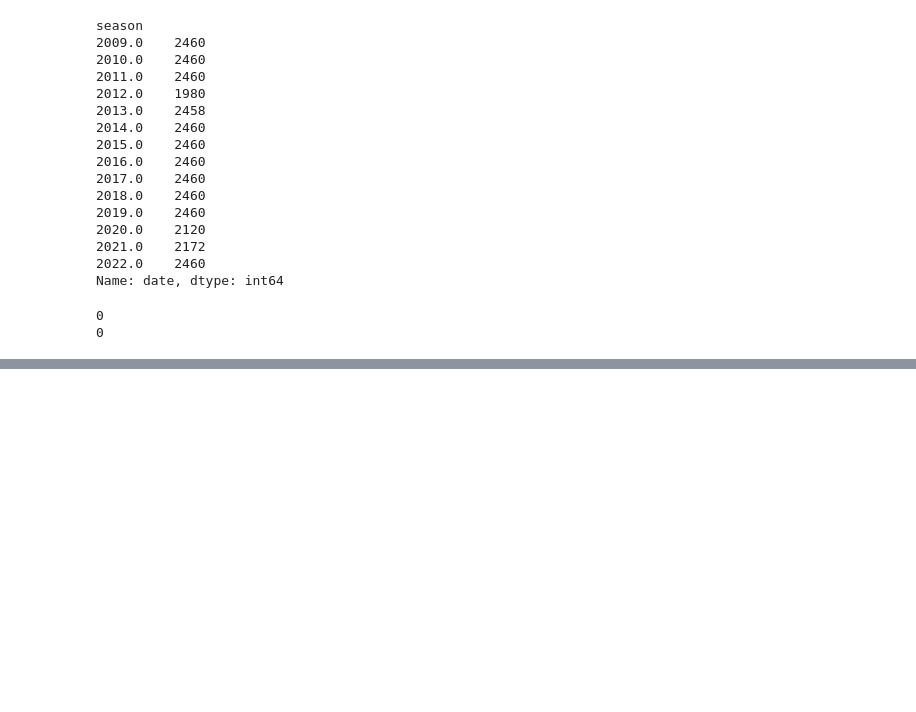
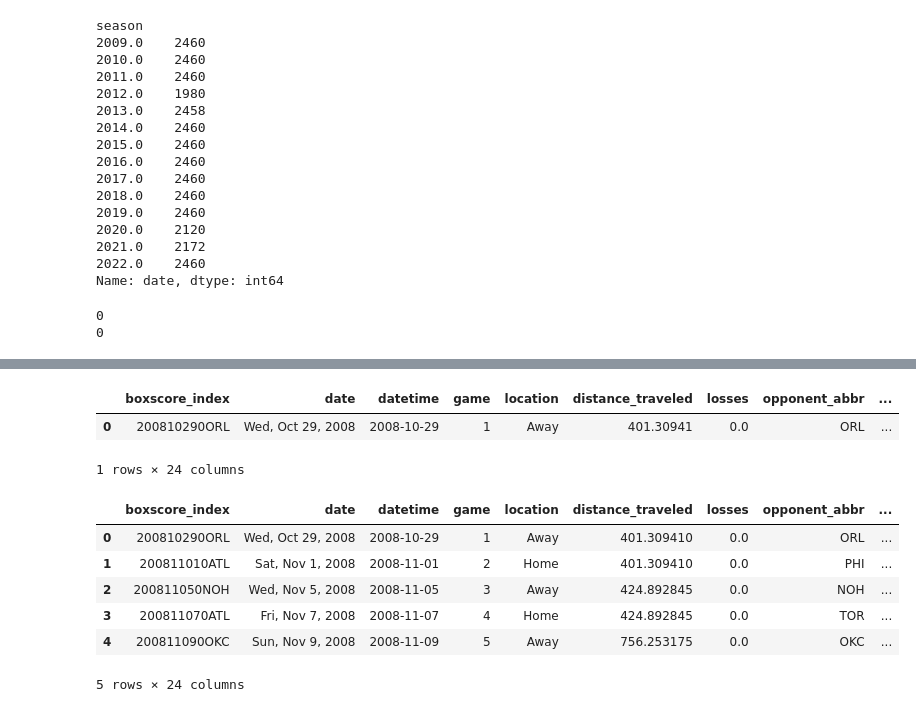
Before and after one commit to MawadaMF/DSO545, a Jupyter notebook: data_scraping/data_scraper.ipynb, the cells around one changed output, grey strips where cells are left out. Cells and saved outputs as stored; diff of their text form; code cells hidden in the pictures; blank space fills up the shorter version.

```diff
--- a/data_scraping/data_scraper.ipynb
+++ b/data_scraping/data_scraper.ipynb
@@ -189,0 +238,47 @@ print(sum(schedule['team'].unique()=='BRK'))
+# %%
+# Convert column from str to datetime
+schedule['datetime']=pd.to_datetime(schedule['datetime'])
+# %%
+# sort the dataframe by team, datetime
+schedule = schedule.sort_values(by=['team', 'datetime'])
+schedule.reset_index(inplace=True, drop=True)
+# %%
+# we are manually encoding the first row
+if schedule['location'][0] == 'Away':
+    schedule.loc[0,'distance_traveled']=distance.distance(schedule.loc[0,'team_coords'],schedule.loc[0,'opp_coords']).miles
+
+schedule.head(1)
+# %% [output]
+|  | boxscore_index | date | datetime | game | location | distance_traveled | losses | opponent_abbr | ... |
+| 0 | 200810290ORL | Wed, Oct 29, 2008 | 2008-10-29 | 1 | Away | 401.30941 | 0.0 | ORL | ... |
+1 rows × 24 columns
+# %%
+# Calculate travel distance for all remaining rows
+for i,loc in enumerate(schedule['location'][1:],start=1):
+    # Game is away and it is first game of season -> distance from home arena to opponent's arena
+    if loc=='Away' and schedule.loc[i,'season']!=schedule.loc[i-1,'season']:
+        schedule.loc[i,'distance_traveled']=distance.distance(schedule.loc[i,'team_coords'],
+                                                              schedule.loc[i,'opp_coords']).miles
+    # Game is away and previous game was away -> distance from previous opponent's arena to current opponent's arena
+    elif loc=='Away' and schedule.loc[i-1,'location']=='Away':
+        schedule.loc[i,'distance_traveled']=distance.distance(schedule.loc[i-1,'opp_coords'],
+                                                              schedule.loc[i,'opp_coords']).miles
+    # Game is away and previous game was home -> distance from home arena to opponent's arena
+    elif loc=='Away' and schedule.loc[i-1,'location']=='Home':
+        schedule.loc[i,'distance_traveled']=distance.distance(schedule.loc[i,'team_coords'],
+                                                              schedule.loc[i,'opp_coords']).miles
+    # Game is home and previous game was away -> distance from previous opponent's arena to home arena
+    elif loc=='Home' and schedule.loc[i-1,'location']=='Away' and schedule.loc[i,'season']==schedule.loc[i-1,'season']:
+        schedule.loc[i,'distance_traveled']=distance.distance(schedule.loc[i-1,'opp_coords'],
+                                                              schedule.loc[i,'team_coords']).miles
+    # In all other cases the distance traveled remains zero
+# %%
+schedule.head()
+# %% [output]
+|  | boxscore_index | date | datetime | game | location | distance_traveled | losses | opponent_abbr | ... |
+| 0 | 200810290ORL | Wed, Oct 29, 2008 | 2008-10-29 | 1 | Away | 401.309410 | 0.0 | ORL | ... |
+| 1 | 200811010ATL | Sat, Nov 1, 2008 | 2008-11-01 | 2 | Home | 401.309410 | 0.0 | PHI | ... |
+| 2 | 200811050NOH | Wed, Nov 5, 2008 | 2008-11-05 | 3 | Away | 424.892845 | 0.0 | NOH | ... |
+| 3 | 200811070ATL | Fri, Nov 7, 2008 | 2008-11-07 | 4 | Home | 424.892845 | 0.0 | TOR | ... |
+| 4 | 200811090OKC | Sun, Nov 9, 2008 | 2008-11-09 | 5 | Away | 756.253175 | 0.0 | OKC | ... |
+5 rows × 24 columns
```
Also changed, not shown: parts of 15 cells of this notebook, 3 other files.
